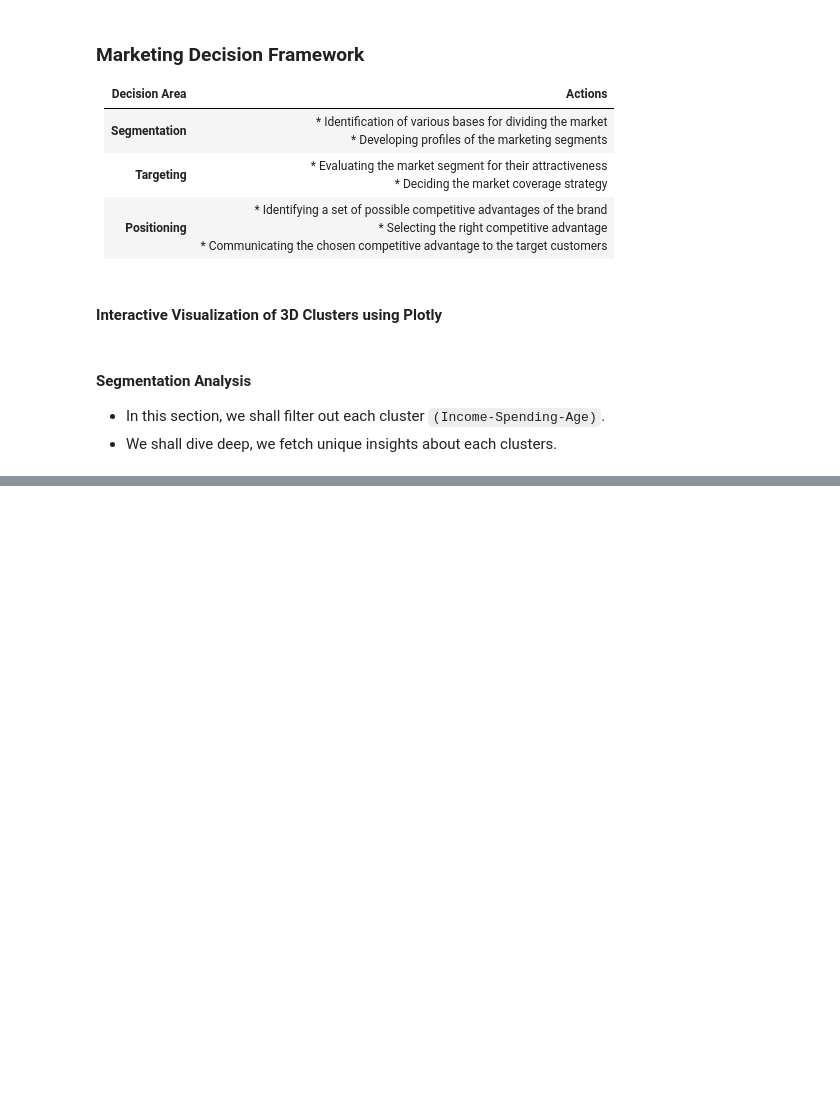
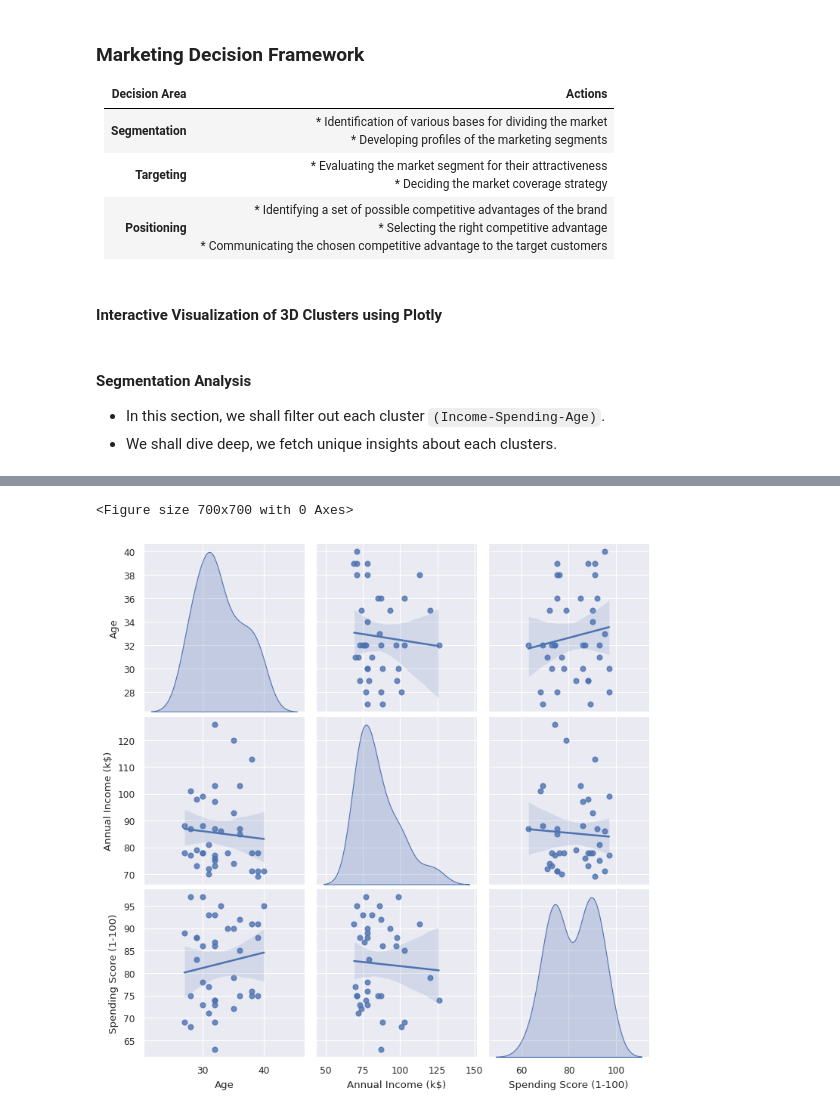
Before and after one commit to pb319/Segment-Stream, a Jupyter notebook: CustSegment.ipynb, the cells around one changed output, grey strips where cells are left out. Saved outputs shown, nothing was run; the diff lists cells and outputs as text; code cells hidden in the pictures; blank space fills up the shorter version.

```diff
--- a/CustSegment.ipynb
+++ b/CustSegment.ipynb
@@ -799,0 +855,8 @@ fig.show()
+# %%
+plt.figure(figsize=(7,7))
+sns.set_theme(context="paper")
+sns.pairplot(customer_cls2.drop(['CustomerID',"Gender"],axis="columns"),kind="reg",diag_kind="kde")
+plt.show()
+# %% [output]
+<Figure size 700x700 with 0 Axes>
+[figure, added]
```
Also changed, not shown: parts of 18 cells of this notebook.
